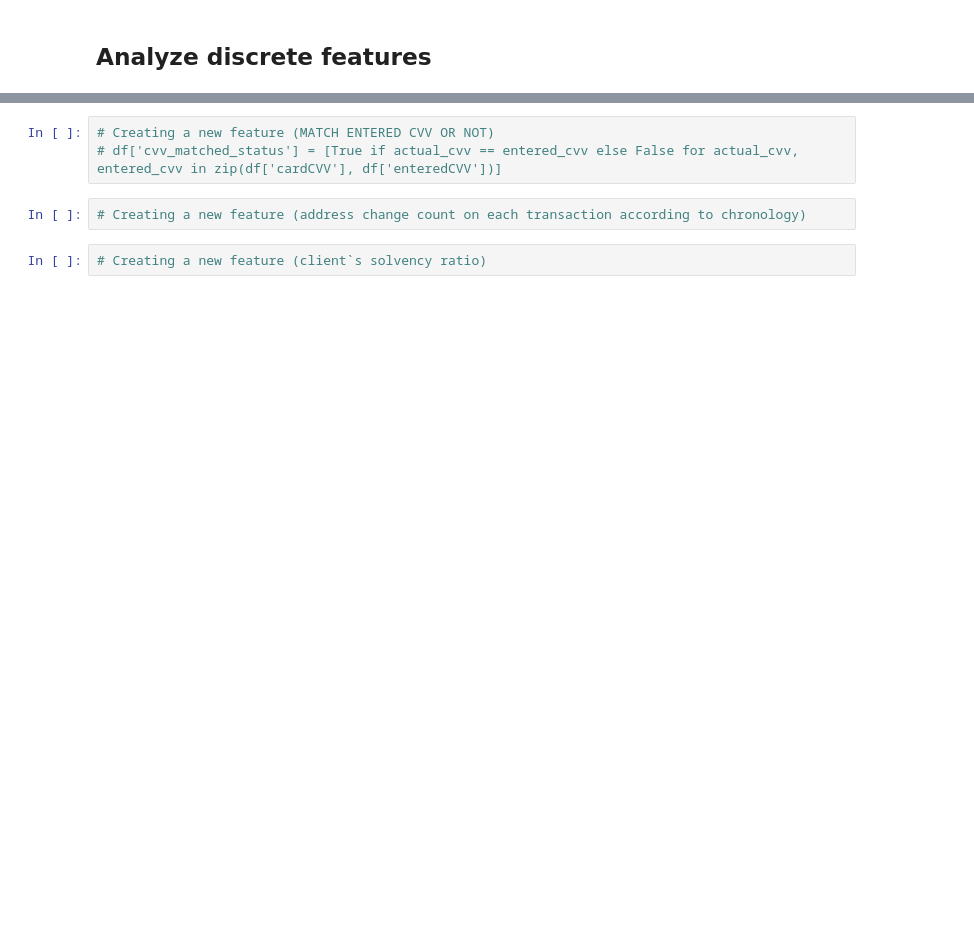
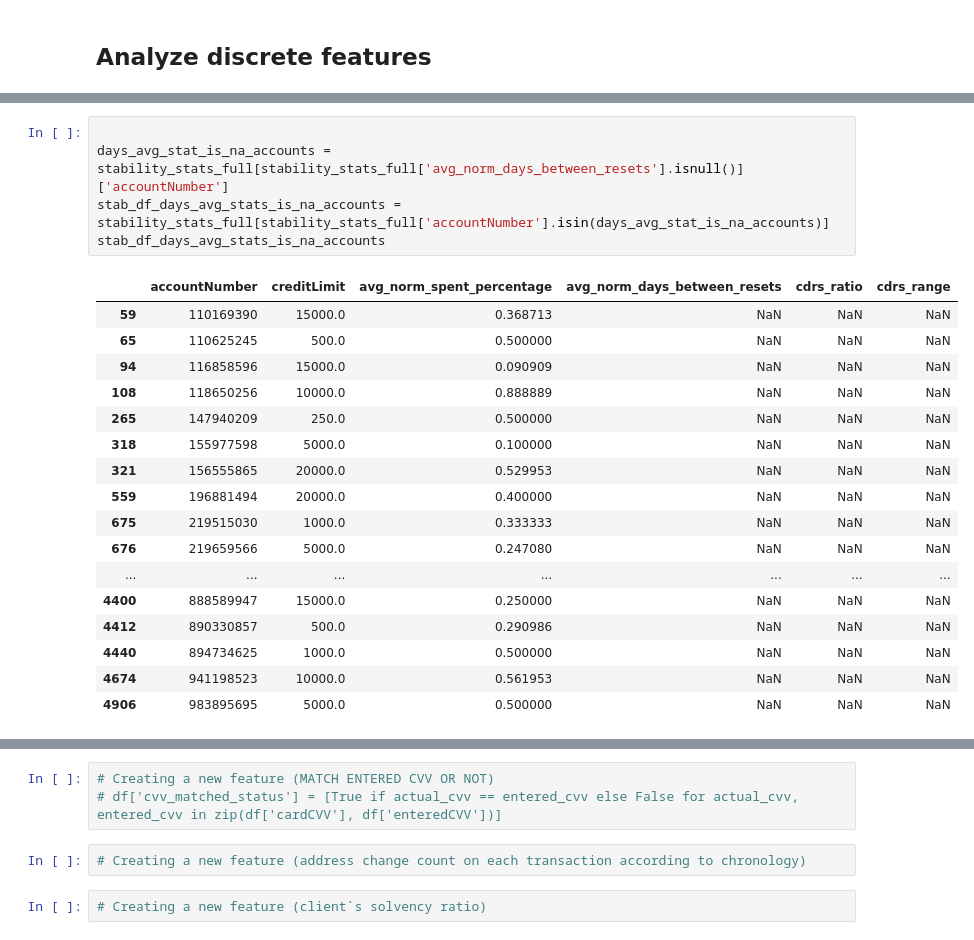
Before and after one commit to Illidan777/FTF-detector, a Jupyter notebook: data_preprocessing/Finance_Transaction_Fraud_detector.ipynb, the cells around one changed output, grey strips where cells are left out. Saved outputs shown, nothing was run; the diff lists cells and outputs as text; blank space fills up the shorter version.

```diff
--- a/data_preprocessing/Finance_Transaction_Fraud_detector.ipynb
+++ b/data_preprocessing/Finance_Transaction_Fraud_detector.ipynb
@@ -846,0 +1059,23 @@ df
+# %%
+
+days_avg_stat_is_na_accounts = stability_stats_full[stability_stats_full['avg_norm_days_between_resets'].isnull()]['accountNumber']
+stab_df_days_avg_stats_is_na_accounts = stability_stats_full[stability_stats_full['accountNumber'].isin(days_avg_stat_is_na_accounts)]
+stab_df_days_avg_stats_is_na_accounts
+# %% [output]
+|  | accountNumber | creditLimit | avg_norm_spent_percentage | avg_norm_days_between_resets | cdrs_ratio | cdrs_range |
+| 59 | 110169390 | 15000.0 | 0.368713 | NaN | NaN | NaN |
+| 65 | 110625245 | 500.0 | 0.500000 | NaN | NaN | NaN |
+| 94 | 116858596 | 15000.0 | 0.090909 | NaN | NaN | NaN |
+| 108 | 118650256 | 10000.0 | 0.888889 | NaN | NaN | NaN |
+| 265 | 147940209 | 250.0 | 0.500000 | NaN | NaN | NaN |
+| 318 | 155977598 | 5000.0 | 0.100000 | NaN | NaN | NaN |
+| 321 | 156555865 | 20000.0 | 0.529953 | NaN | NaN | NaN |
+| 559 | 196881494 | 20000.0 | 0.400000 | NaN | NaN | NaN |
+| 675 | 219515030 | 1000.0 | 0.333333 | NaN | NaN | NaN |
+| 676 | 219659566 | 5000.0 | 0.247080 | NaN | NaN | NaN |
+| ... | ... | ... | ... | ... | ... | ... |
+| 4400 | 888589947 | 15000.0 | 0.250000 | NaN | NaN | NaN |
+| 4412 | 890330857 | 500.0 | 0.290986 | NaN | NaN | NaN |
+| 4440 | 894734625 | 1000.0 | 0.500000 | NaN | NaN | NaN |
+| 4674 | 941198523 | 10000.0 | 0.561953 | NaN | NaN | NaN |
+| 4906 | 983895695 | 5000.0 | 0.500000 | NaN | NaN | NaN |
```
Also changed, not shown: parts of 65 cells of this notebook.
